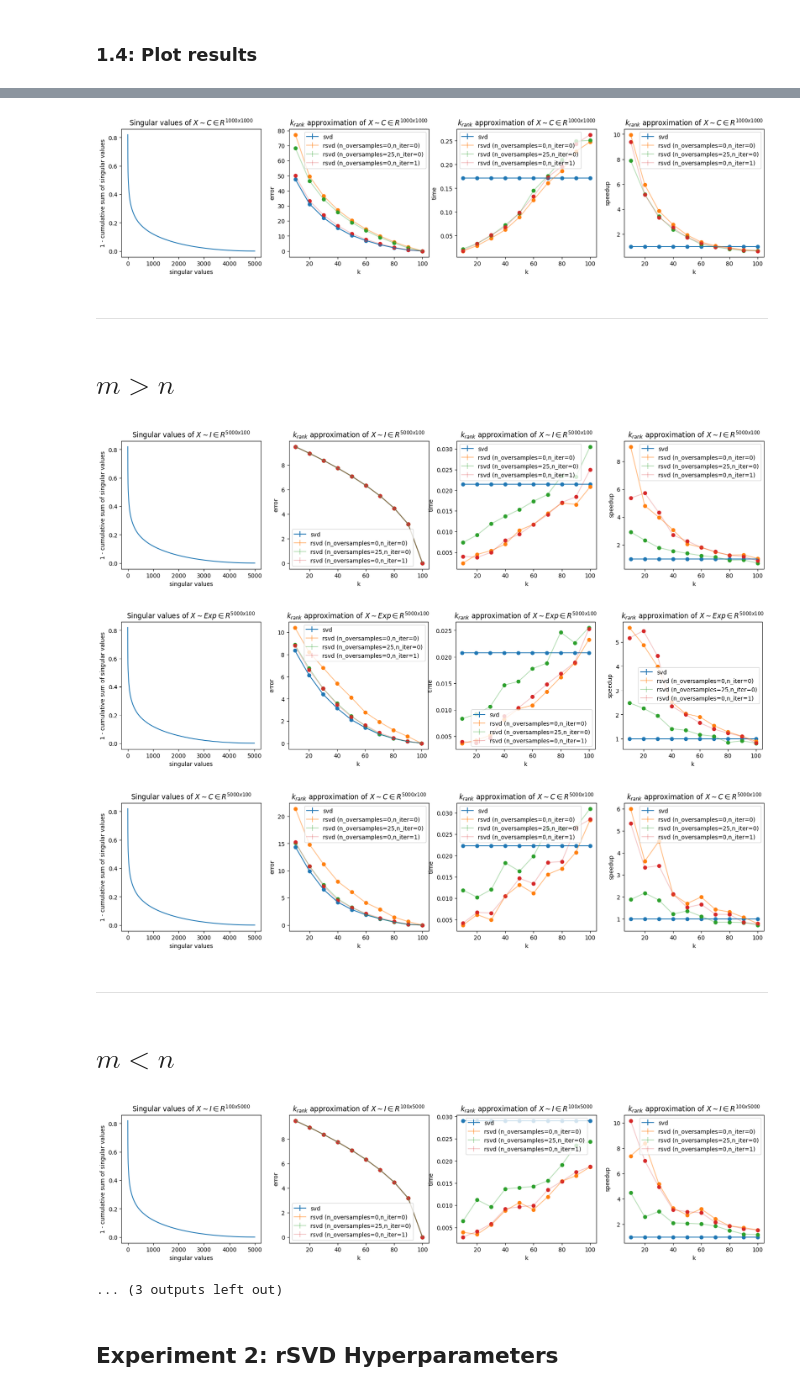
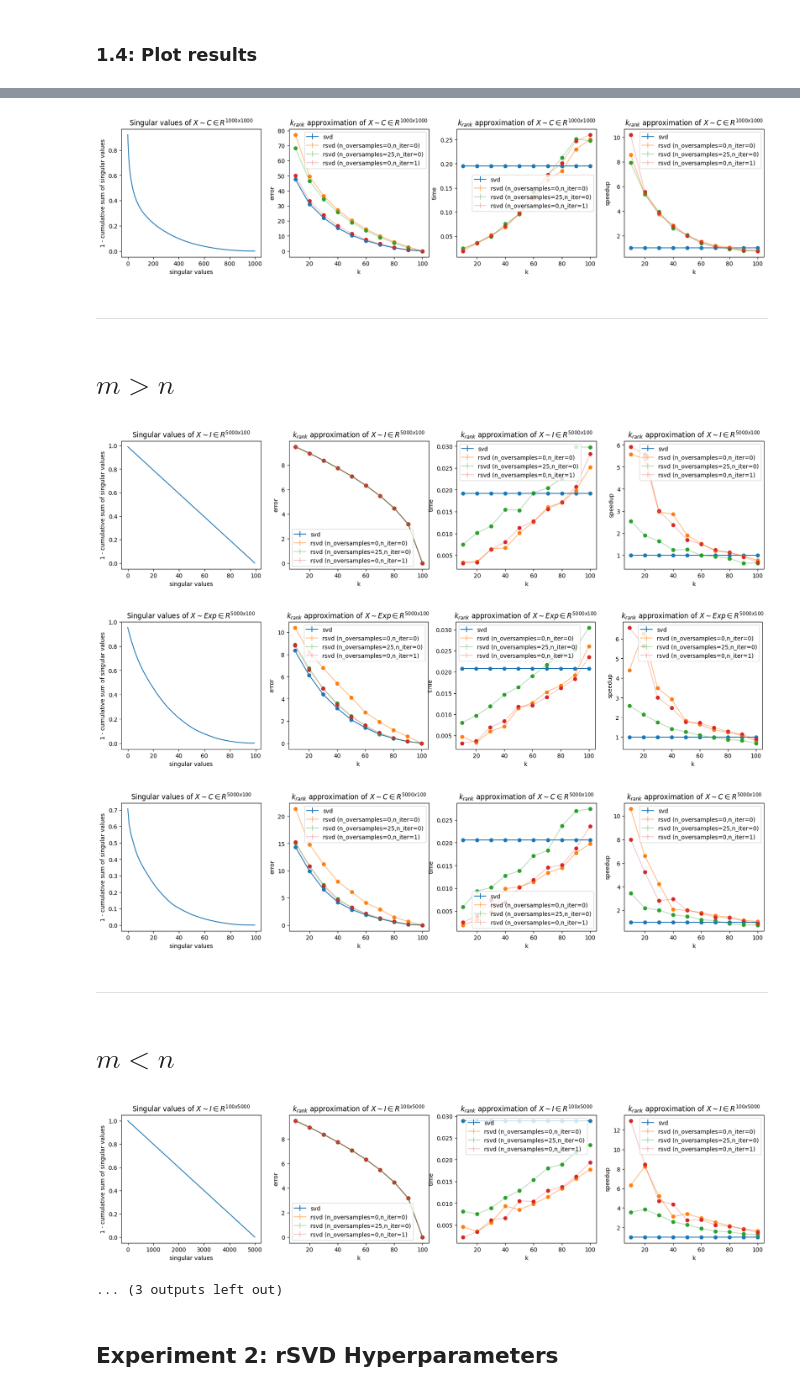
Before and after one commit to bhdsc/rNLA, a Jupyter notebook: rsvd.ipynb, the cells around one changed output, grey strips where cells are left out. Cells and saved outputs as stored; diff of their text form; code cells hidden in the pictures.

Commit message:
fix bug in plot

```diff
--- a/rsvd.ipynb
+++ b/rsvd.ipynb
@@ -107,7 +107,7 @@ def experiment_1(m: int, n:int, s: np.array, ranks: list, n_trials: int, hparams
 
     return results
 
-def plot_1(results: list, measures: list, dist: str, size: list):
+def plot_1(results: list, measures: list, singular_values: list, dist: str, size: list):
     m, n = size
     fig, ax = plt.subplots(1, 4, figsize=(20, 4))
     for i, measure in enumerate(measures, 1):
@@ -132,6 +132,7 @@ def plot_1(results: list, measures: list, dist: str, size: list):
         ax[i].legend()
 
     # Plot of 1 - cumsum(singular values)
+    s = singular_values
     ax[0].plot(1 - np.cumsum(s) / s.sum())
     ax[0].set_title(f"Singular values of $X \\sim {dist} \\in R^{{{m}x{n}}}$")
     ax[0].set_xlabel("singular values")
@@ -158,20 +159,22 @@ size.append((m, n))
 %%time
 
 results = {}
+singular_values = {}
 
 np.random.seed(42)
-s = np.ones(n)
+s = singular_values["I"] = np.ones(n)
 results["I"] = experiment_1(m, n, s, ranks, n_trials, rsvd_hparams)
 
 np.random.seed(42)
-s = np.sort(np.random.standard_exponential(n))[::-1]
+s = singular_values["Exp"] = np.sort(np.random.standard_exponential(n))[::-1]
 results["Exp"] = experiment_1(m, n, s, ranks, n_trials, rsvd_hparams)
 
 np.random.seed(42)
-s = np.sort(np.abs(np.random.standard_cauchy(n)))[::-1]
+s = singular_values["C"] = np.sort(np.abs(np.random.standard_cauchy(n)))[::-1]
 results["C"] = experiment_1(m, n, s, ranks, n_trials, rsvd_hparams)
 
 square_results = results
+square_singular_values = singular_values
 # %% [output]
 Matrix: (1000, 1000) ranks: [ 100  200  300  400  500  600  700  800  900 1000] n_trials: 1
 Matrix: (1000, 1000) ranks: [ 100  200  300  400  500  600  700  800  900 1000] n_trials: 1
@@ -194,21 +197,25 @@ rsvd_hparams = [
 
 size.append((m, n))
 # %%
+%%time
+
 results = {}
+singular_values = {}
 
 np.random.seed(42)
-s = np.ones(n)
+s = singular_values["I"] = np.ones(n)
 results["I"] = experiment_1(m, n, s, ranks, n_trials, rsvd_hparams)
 
 np.random.seed(42)
-s = np.sort(np.random.standard_exponential(n))[::-1]
+s = singular_values["Exp"] = np.sort(np.random.standard_exponential(n))[::-1]
 results["Exp"] = experiment_1(m, n, s, ranks, n_trials, rsvd_hparams)
 
 np.random.seed(42)
-s = np.sort(np.abs(np.random.standard_cauchy(n)))[::-1]
+s = singular_values["C"] = np.sort(np.abs(np.random.standard_cauchy(n)))[::-1]
 results["C"] = experiment_1(m, n, s, ranks, n_trials, rsvd_hparams)
 
 tall_results = results
+tall_singular_values = singular_values
 # %% [output]
 Matrix: (5000, 100) ranks: [ 10  20  30  40  50  60  70  80  90 100] n_trials: 1
 Matrix: (5000, 100) ranks: [ 10  20  30  40  50  60  70  80  90 100] n_trials: 1
@@ -229,21 +238,25 @@ rsvd_hparams = [
 
 size.append((m, n))
 # %%
+%%time
+
 results = {}
+singular_values = {}
 
 np.random.seed(42)
-s = np.ones(n)
+s = singular_values["I"] = np.ones(n)
 results["I"] = experiment_1(m, n, s, ranks, n_trials, rsvd_hparams)
 
 np.random.seed(42)
-s = np.sort(np.random.standard_exponential(n))[::-1]
+s = singular_values["Exp"] = np.sort(np.random.standard_exponential(n))[::-1]
 results["Exp"] = experiment_1(m, n, s, ranks, n_trials, rsvd_hparams)
 
 np.random.seed(42)
-s = np.sort(np.abs(np.random.standard_cauchy(n)))[::-1]
+s = singular_values["C"] = np.sort(np.abs(np.random.standard_cauchy(n)))[::-1]
 results["C"] = experiment_1(m, n, s, ranks, n_trials, rsvd_hparams)
 
 fat_results = results
+fat_singular_values = singular_values
 # %% [output]
 Matrix: (100, 5000) ranks: [ 10  20  30  40  50  60  70  80  90 100] n_trials: 1
 Matrix: (100, 5000) ranks: [ 10  20  30  40  50  60  70  80  90 100] n_trials: 1
@@ -254,13 +269,15 @@ Matrix: (100, 5000) ranks: [ 10  20  30  40  50  60  70  80  90 100] n_trials: 1
 from IPython.display import Markdown
 
 all_results = [square_results, tall_results, fat_results]
+all_singular_values = [square_singular_values, tall_singular_values, fat_singular_values]
 measures = ["error", "time", "speedup"]
 problems = ["# $m=n$", "# $m>n$", "# $m<n$"]
 
 for i, results in enumerate(all_results):
     display(Markdown(problems[i]))
     for name, result in results.items():
-        plot_1(result, measures, name, size[i])
+        singular_values = all_singular_values[i][name]
+        plot_1(result, measures, singular_values, name, size[i])
     display(Markdown("---"))
 # %% [output]
 # $m=n$
@@ -269,12 +286,12 @@ for i, results in enumerate(all_results):
-[figure, old version]
+[figure, new version]
 ---
 # $m>n$
-[figure, old version]
+[figure, new version]
-[figure, old version]
+[figure, new version]
-[figure, old version]
+[figure, new version]
 ---
 # $m<n$
-[figure, old version]
+[figure, new version]
 ... (3 outputs left out)
 # %% [markdown]
 ## Experiment 2: rSVD Hyperparameters
```
Also changed, not shown: parts of 4 cells of this notebook.
